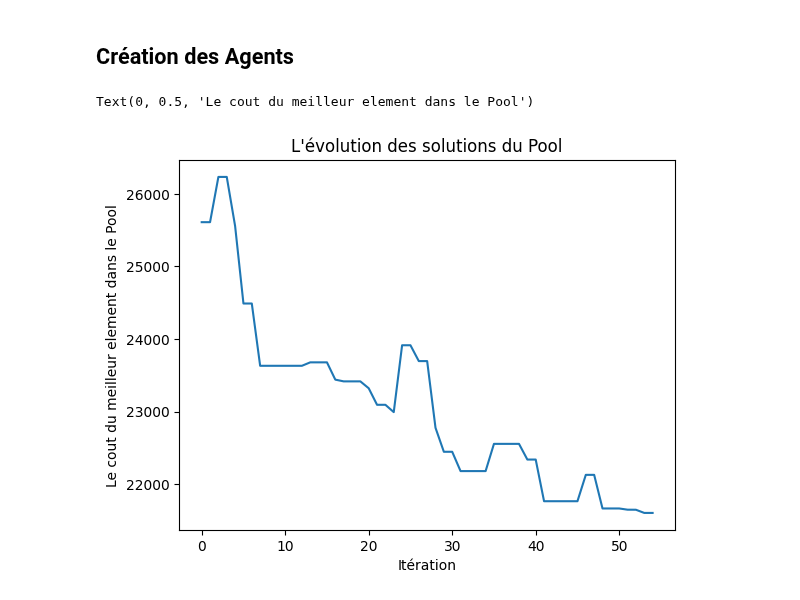
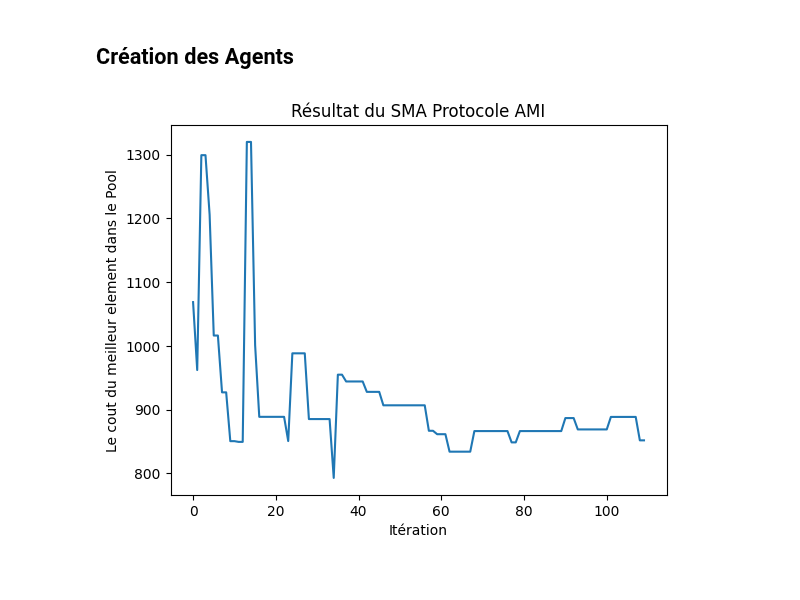
Before and after one commit to Centrale-Project/ICO_Project, a Jupyter notebook: protocole_ami.ipynb, the cells around one changed output. Saved outputs shown, nothing was run; the diff lists cells and outputs as text; code cells hidden in the pictures.

```diff
--- a/protocole_ami.ipynb
+++ b/protocole_ami.ipynb
@@ -105,9 +105,9 @@ def get_the_best_solution(model):
 
     return model.Pool[np.argmin(couts)]
 # %%
-## Les paramètres des Algorithmes heuristique
-num_clients = nombre_client
-parameters = {'rs' : {'temperature_initiale' : 1  , 'temperature_finale' : 1e-1 } , 'tabou' : {'taille_tabou' : nombre_client , 'max_iterations' : 100 , 'n_voisin' : 2} , 'genetic'  : {'taux_mutation' : 0.5 ,'max_iterations' : 10 }}
+## Les paramètres des Algorithmes
+num_clients = 50
+parameters = {'rs' : {'temperature_initiale' : 1  , 'temperature_finale' : 1e-6 } , 'tabou' : {'taille_tabou' : num_clients , 'max_iterations' : 100 , 'n_voisin' : 2} , 'genetic'  : {'taux_mutation' : 0.5 ,'max_iterations' : 10 }}
 # %%
 class SMA(mesa.Model):
 
@@ -139,7 +139,7 @@ class SMA(mesa.Model):
 # %%
 ## Création du Pool
 Pool = []
-list_client_initial = [i for i in range(nombre_client)]
+list_client_initial = [i for i in range(num_clients)]
 for j in range(10):
     x  = copy.deepcopy(list_client_initial)
     random.shuffle(x)
@@ -147,20 +147,23 @@ for j in range(10):
 # %%
 sma_env = SMA(Pool,parameters)
 # %%
-for i in range(50):
+for i in range(100):
 
+    # Amélioration de chaque solution par les algo Tabou / Récuit simuler
     sma_env.step()
+
     if i%10 == 1 :
 
+        # Amélioration du Pool par l'algo genetique
         sma_env.genetique_optimizer.execute()
         sma_env.datacollector.collect(sma_env)
 # %%
 agent_wealth = sma_env.datacollector.get_model_vars_dataframe()
 # %%
 plt.plot(agent_wealth['pool_min'])
-plt.title("L'évolution des solutions du Pool")
+plt.title("Résultat du SMA Protocole AMI")
 plt.xlabel("Itération")
 plt.ylabel("Le cout du meilleur element dans le Pool")
+plt.savefig('Résultat_sma_ami1')
 # %% [output]
-Text(0, 0.5, 'Le cout du meilleur element dans le Pool')
-[figure, old version]
+[figure, new version]
```
Also changed, not shown: parts of 1 cell of this notebook, 5 other files.
